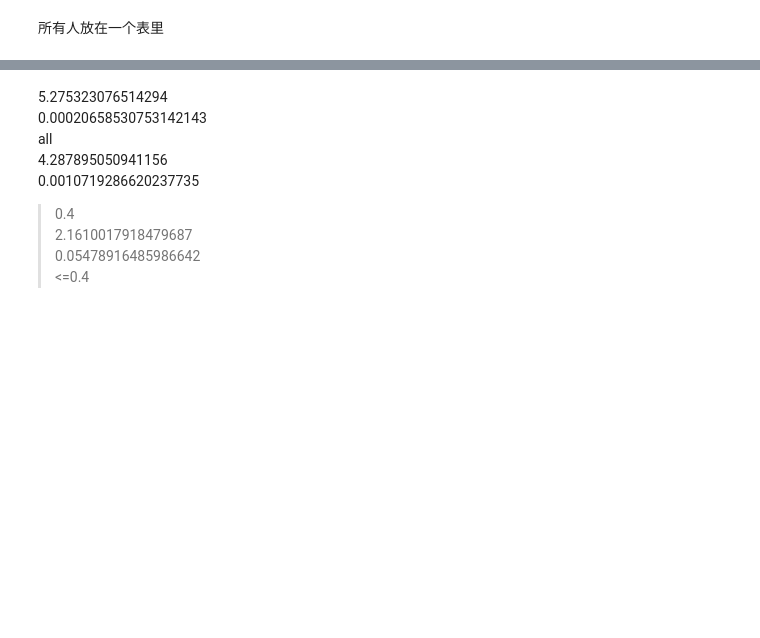
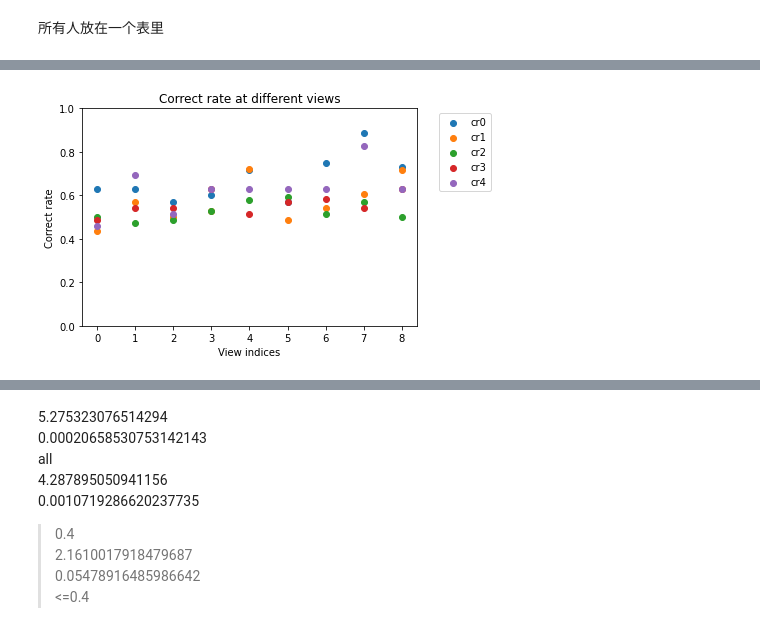
Before and after one commit to ZHTis/count, a Jupyter notebook: datacolin/datacolin.ipynb, the cells around one changed output, grey strips where cells are left out. Cells and saved outputs as stored; diff of their text form; code cells hidden in the pictures; blank space fills up the shorter version.

```diff
--- a/datacolin/datacolin.ipynb
+++ b/datacolin/datacolin.ipynb
@@ -4,7 +4,8 @@
 import glob
 import pandas as pd
 
-path = 'C:/Users/ZHT/Documents/dataProcess/Pon_behaviorC'
+path = '/Users/rubythurs/Documents/dataProcess/Pon_behaviorC'
+#'C:/Users/ZHT/Documents/dataProcess/Pon_behaviorC'
 files  = glob.glob(path + '/*.json')
 
 df_pon_behaviorC =[]
@@ -282,3 +516,23 @@ c_sure
+# %%
+
+df = c_sure.copy()
+
+import seaborn as sns
+import matplotlib.pyplot as plt
+
+import matplotlib.pyplot as plt
+
+for i in range(5):
+    plt.scatter(df.index, df[f'cr{i}'], label=f'cr{i}')
+
+plt.title('Correct rate at different views')
+plt.xlabel('View indices')
+plt.ylabel('Correct rate')
+plt.ylim(0,1)
+plt.legend(loc = 'best',bbox_to_anchor=(1.05, 1))
+plt.show()
+# %% [output]
+[figure, added]
 # %%
 cr_id_n_g_i = []
 for i in range(0,len(df_pon_behaviorC)):
```
Also changed, not shown: parts of 27 cells of this notebook.
